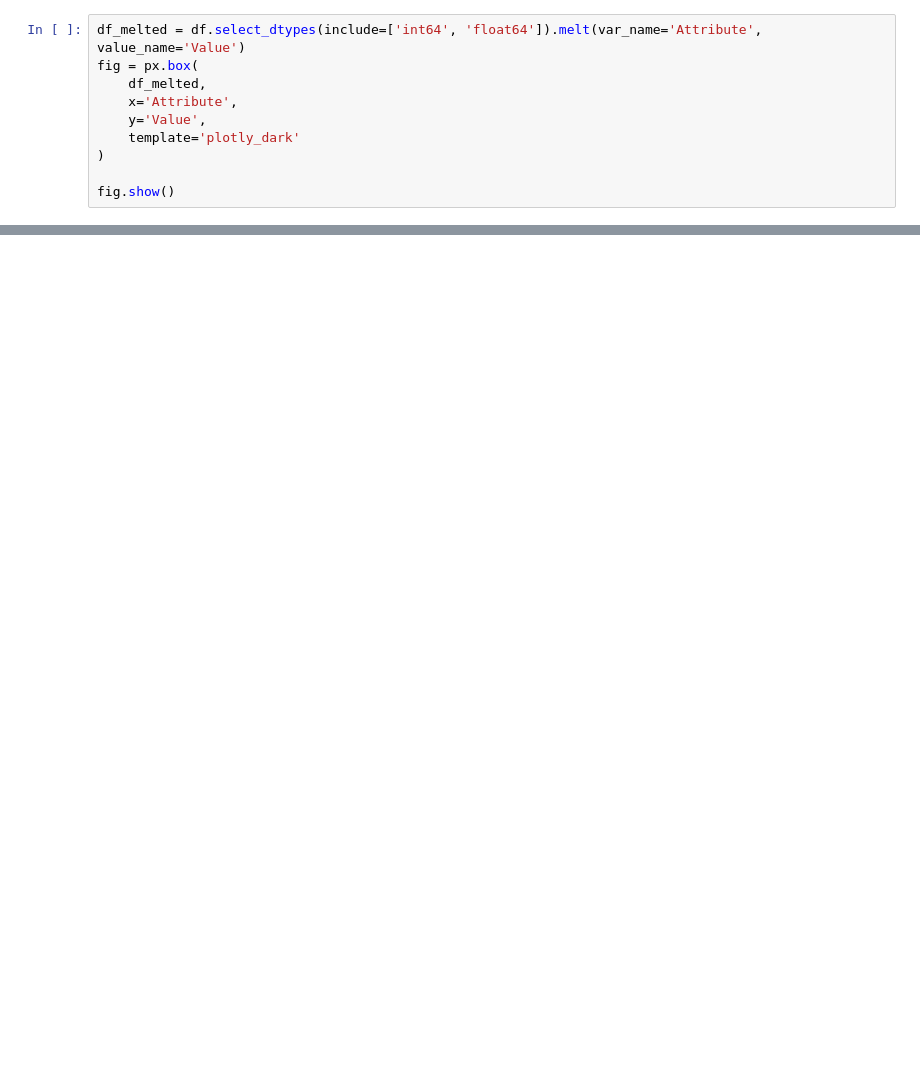
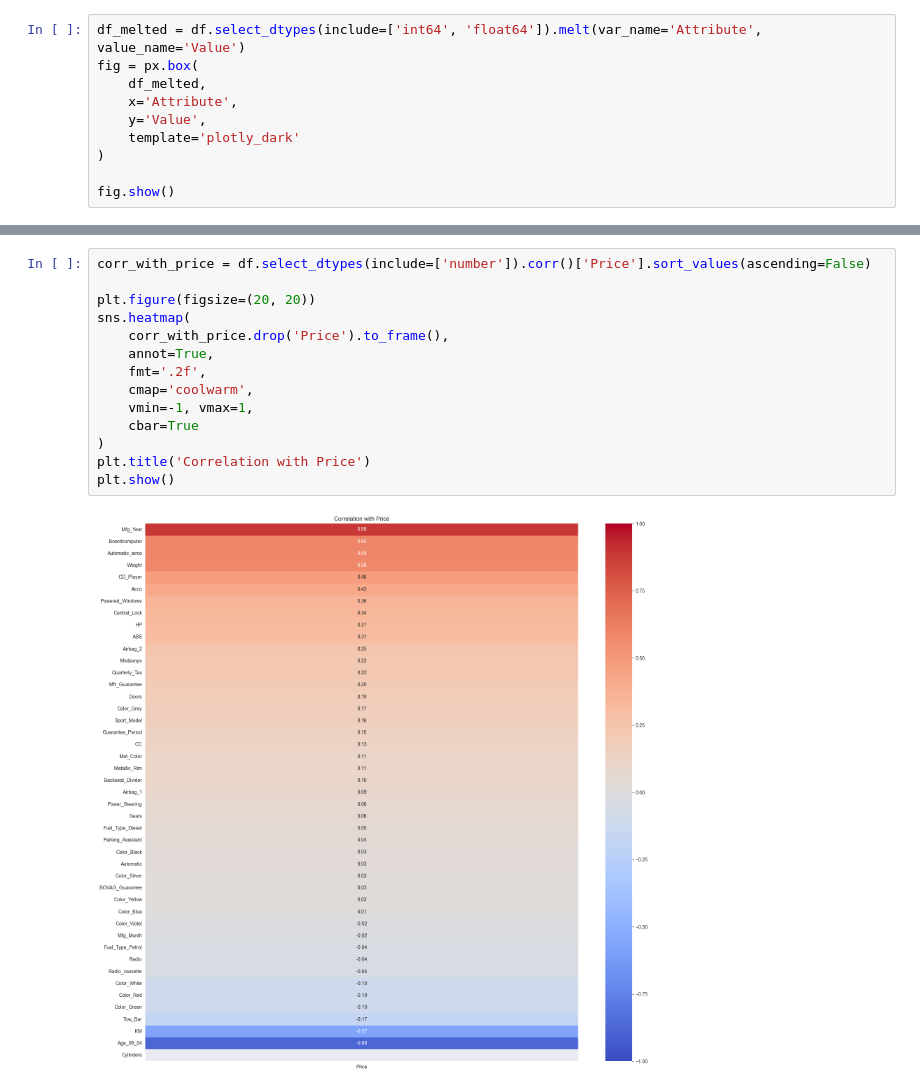
Before and after one commit to topj0bstule/ML_Course, a Jupyter notebook: hw04_/hw04_notebook.ipynb, the cells around one changed output, grey strips where cells are left out. Drawn from its saved outputs; the diff is of its cells as text; blank space fills up the shorter version.

```diff
--- a/hw04_/hw04_notebook.ipynb
+++ b/hw04_/hw04_notebook.ipynb
@@ -214,0 +291,16 @@ fig.show()
+# %%
+corr_with_price = df.select_dtypes(include=['number']).corr()['Price'].sort_values(ascending=False)
+
+plt.figure(figsize=(20, 20))
+sns.heatmap(
+    corr_with_price.drop('Price').to_frame(),
+    annot=True,
+    fmt='.2f',
+    cmap='coolwarm',
+    vmin=-1, vmax=1,
+    cbar=True
+)
+plt.title('Correlation with Price')
+plt.show()
+# %% [output]
+[figure, added]
```
Also changed, not shown: parts of 27 cells of this notebook.
